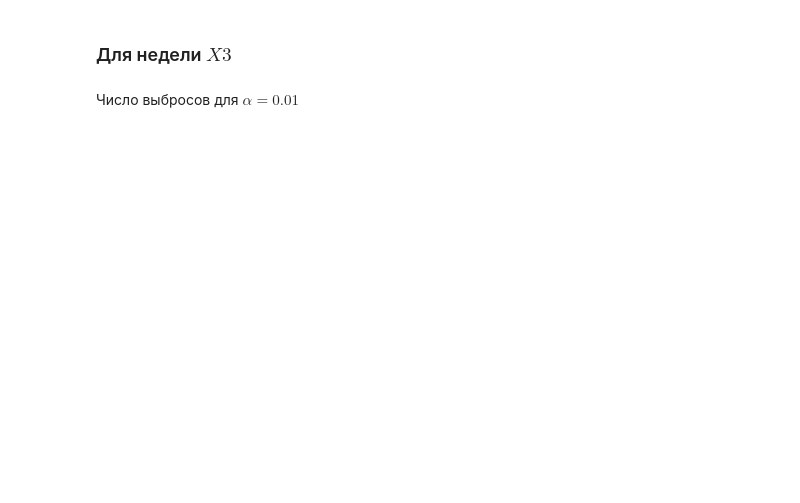
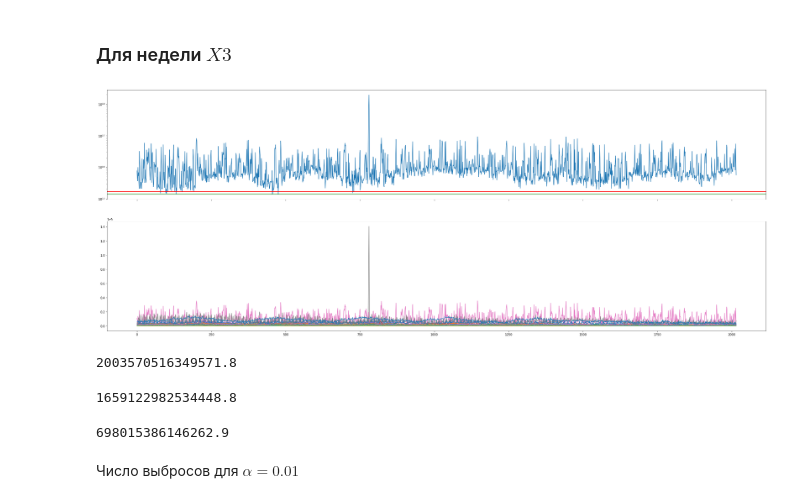
Before and after one commit to ksetdekov/ml_dpo_2021, a Jupyter notebook: hw/hw6/hw06.ipynb, the cells around one changed output. Cells and saved outputs as stored; diff of their text form; code cells hidden in the pictures; blank space fills up the shorter version.

```diff
--- a/hw/hw6/hw06.ipynb
+++ b/hw/hw6/hw06.ipynb
@@ -282,2 +309,18 @@ def q_plot(X, X_resid, number_pc):
+# %%
+q_plot(X3, X3_resid, 7)
+# %% [output]
+[figure, added]
+# %%
+q_critical(X2, 7, 0.01)
+# %% [output]
+2003570516349571.8
+# %%
+q_critical(X3, 7, 0.01)
+# %% [output]
+1659122982534448.8
+# %%
+q_critical(X4, 7, 0.01)
+# %% [output]
+698015386146262.9
 # %% [markdown]
 Число выбросов для $\alpha = 0.01$
```
Also changed, not shown: parts of 32 cells of this notebook.
